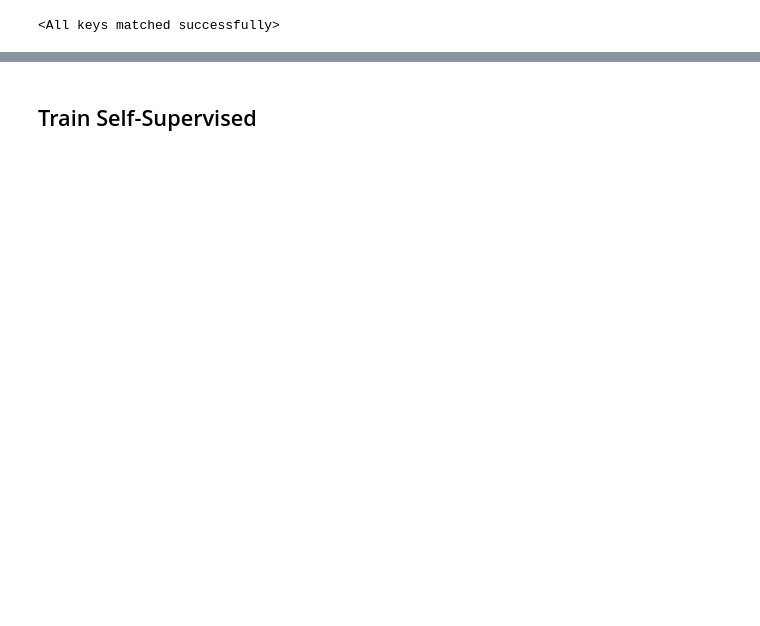
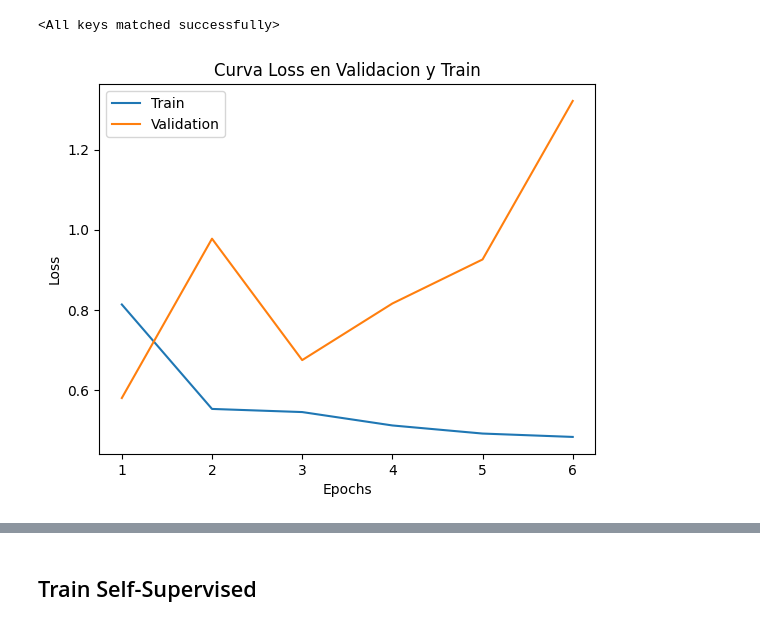
Before and after one commit to FranciscoSotoU/SSL, a Jupyter notebook: run_cuda.ipynb, the cells around one changed output, grey strips where cells are left out. Drawn from its saved outputs; the diff is of its cells as text; code cells hidden in the pictures; blank space fills up the shorter version.

```diff
--- a/run_cuda.ipynb
+++ b/run_cuda.ipynb
@@ -72,0 +84,9 @@ curves = np.array([[mags[i],times[i]] for i in range(len(times))])
+# %%
+re_label = []
+for i in labels:
+    re_label.append(classnames_old[i])
+# %%
+classnames_re, y_inds_re = np.unique([str(lc) for lc in re_label],return_inverse=True)
+K = to_categorical(y_inds_re, len(classnames_re))
+
+Y_lab_re = [list(np.where(p==1))[0][0] for p in K]
@@ -317,6 +353,10 @@ Validation Loss: 2.244  Validation Acc: 0.558
 encoder.load_state_dict(torch.load(best_param_net3_path))
 # %% [output]
 <All keys matched successfully>
+# %%
+curva_entrenamiento(loss_train,loss_val,"Curva Loss en Validacion y Train")
+# %% [output]
+[figure, added]
 # %%
 loss, preds, targets = val_epoch(encoder, train_loader_base, criterion)
 
```
Also changed, not shown: parts of 18 cells of this notebook, 2 other files.
